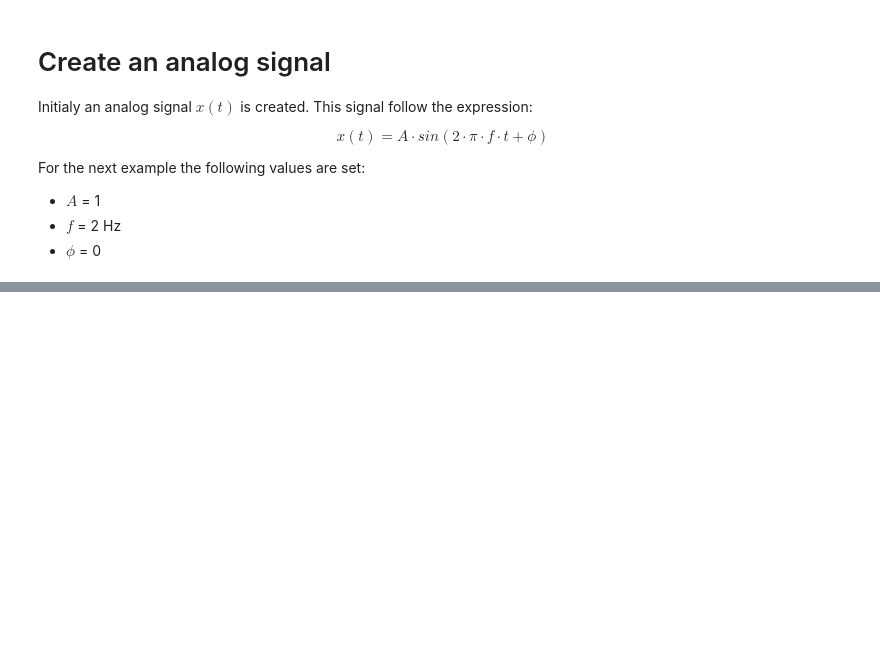
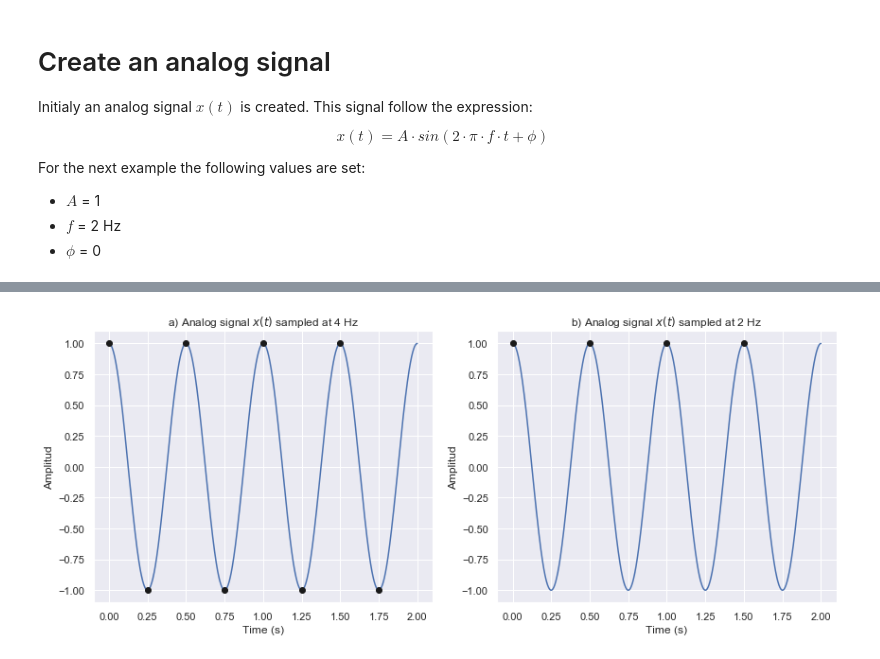
Before and after one commit to egallego/signal_processing, a Jupyter notebook: 01_sampling_signal.ipynb, the cells around one changed output, grey strips where cells are left out. Drawn from its saved outputs; the diff is of its cells as text; code cells hidden in the pictures; blank space fills up the shorter version.

```diff
--- a/01_sampling_signal.ipynb
+++ b/01_sampling_signal.ipynb
@@ -121,0 +167,4 @@ plt.tight_layout()
+# %%
+plot_sampled_signals([4, 2])
+# %% [output]
+[figure, added]
```
Also changed, not shown: parts of 13 cells of this notebook.
